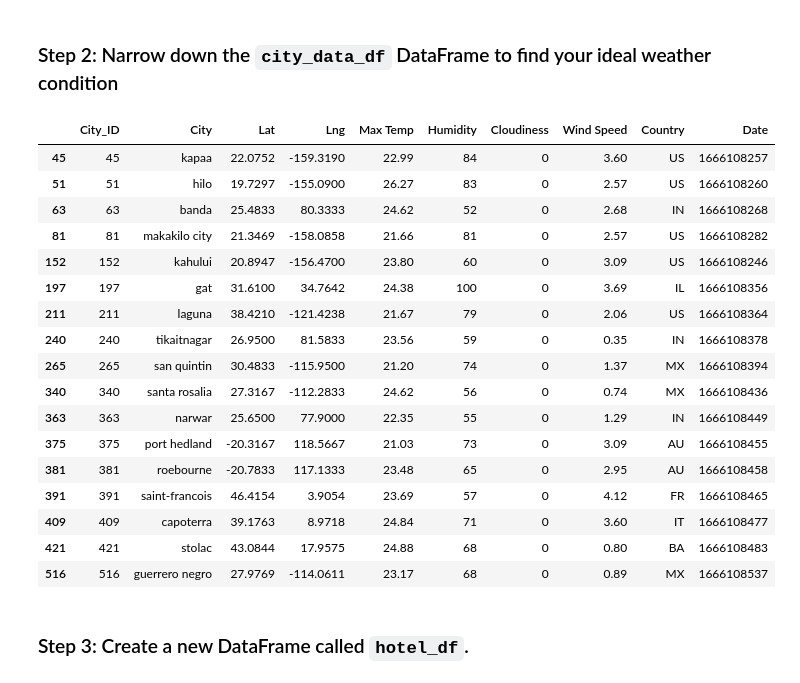
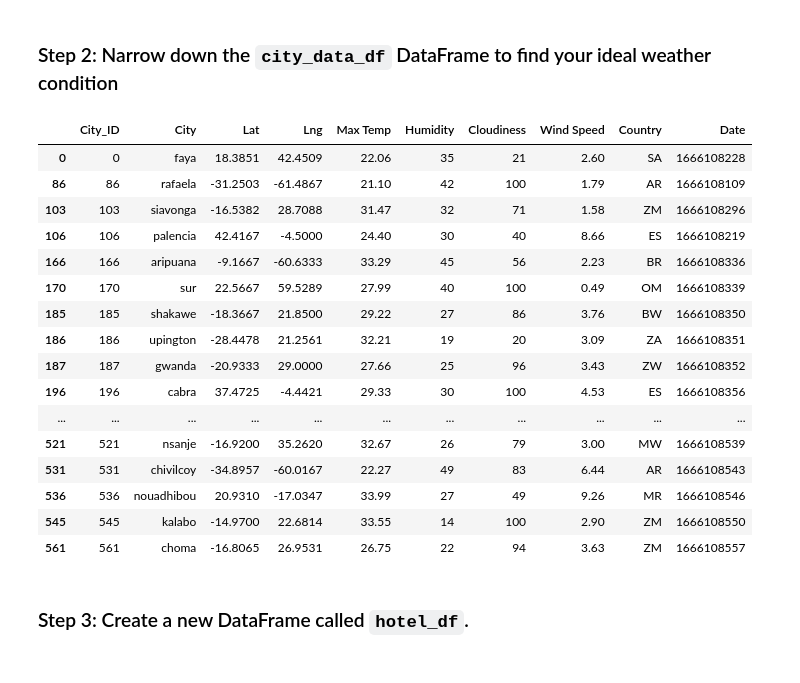
Before and after one commit to Jturnco/python-api-challenge, a Jupyter notebook: VacationPy.ipynb, the cells around one changed output. Drawn from its saved outputs; the diff is of its cells as text; code cells hidden in the pictures.

```diff
--- a/VacationPy.ipynb
+++ b/VacationPy.ipynb
@@ -16,6 +14,6 @@ ModuleNotFoundError: No module named 'api_keys'
 # %%
 # Load the CSV file created in Part 1 into a Pandas DataFrame
-city_data_df = pd.read_csv("output_data/cities.csv")
+city_data_df = pd.read_csv("cities.csv")
 
 # Display sample data
 city_data_df.head()
@@ -37,32 +40,35 @@ city_data_df.head()
 ### Step 2: Narrow down the `city_data_df` DataFrame to find your ideal weather condition
 # %%
 # Narrow down cities that fit criteria and drop any results with null values
-# YOUR CODE HERE
+city_data_df = city_data_df.loc[city_data_df['Max Temp']>21]
+city_data_df = city_data_df.loc[city_data_df['Max Temp']<35]
+city_data_df = city_data_df.loc[city_data_df['Humidity']<50]
+city_data_df = city_data_df.loc[city_data_df['Cloudiness']>2]
+
 
 # Drop any rows with null values
-# YOUR CODE HERE
+city_data_df.dropna()
 
 # Display sample data
-# YOUR CODE HERE
+city_data_df
 # %% [output]
 |  | City_ID | City | Lat | Lng | Max Temp | Humidity | Cloudiness | Wind Speed | Country | Date |
-| 45 | 45 | kapaa | 22.0752 | -159.3190 | 22.99 | 84 | 0 | 3.60 | US | 1666108257 |
-| 51 | 51 | hilo | 19.7297 | -155.0900 | 26.27 | 83 | 0 | 2.57 | US | 1666108260 |
-| 63 | 63 | banda | 25.4833 | 80.3333 | 24.62 | 52 | 0 | 2.68 | IN | 1666108268 |
-| 81 | 81 | makakilo city | 21.3469 | -158.0858 | 21.66 | 81 | 0 | 2.57 | US | 1666108282 |
-| 152 | 152 | kahului | 20.8947 | -156.4700 | 23.80 | 60 | 0 | 3.09 | US | 1666108246 |
-| 197 | 197 | gat | 31.6100 | 34.7642 | 24.38 | 100 | 0 | 3.69 | IL | 1666108356 |
-| 211 | 211 | laguna | 38.4210 | -121.4238 | 21.67 | 79 | 0 | 2.06 | US | 1666108364 |
-| 240 | 240 | tikaitnagar | 26.9500 | 81.5833 | 23.56 | 59 | 0 | 0.35 | IN | 1666108378 |
-| 265 | 265 | san quintin | 30.4833 | -115.9500 | 21.20 | 74 | 0 | 1.37 | MX | 1666108394 |
-| 340 | 340 | santa rosalia | 27.3167 | -112.2833 | 24.62 | 56 | 0 | 0.74 | MX | 1666108436 |
-| 363 | 363 | narwar | 25.6500 | 77.9000 | 22.35 | 55 | 0 | 1.29 | IN | 1666108449 |
-| 375 | 375 | port hedland | -20.3167 | 118.5667 | 21.03 | 73 | 0 | 3.09 | AU | 1666108455 |
-| 381 | 381 | roebourne | -20.7833 | 117.1333 | 23.48 | 65 | 0 | 2.95 | AU | 1666108458 |
-| 391 | 391 | saint-francois | 46.4154 | 3.9054 | 23.69 | 57 | 0 | 4.12 | FR | 1666108465 |
-| 409 | 409 | capoterra | 39.1763 | 8.9718 | 24.84 | 71 | 0 | 3.60 | IT | 1666108477 |
-| 421 | 421 | stolac | 43.0844 | 17.9575 | 24.88 | 68 | 0 | 0.80 | BA | 1666108483 |
-| 516 | 516 | guerrero negro | 27.9769 | -114.0611 | 23.17 | 68 | 0 | 0.89 | MX | 1666108537 |
+| 0 | 0 | faya | 18.3851 | 42.4509 | 22.06 | 35 | 21 | 2.60 | SA | 1666108228 |
+| 86 | 86 | rafaela | -31.2503 | -61.4867 | 21.10 | 42 | 100 | 1.79 | AR | 1666108109 |
+| 103 | 103 | siavonga | -16.5382 | 28.7088 | 31.47 | 32 | 71 | 1.58 | ZM | 1666108296 |
+| 106 | 106 | palencia | 42.4167 | -4.5000 | 24.40 | 30 | 40 | 8.66 | ES | 1666108219 |
+| 166 | 166 | aripuana | -9.1667 | -60.6333 | 33.29 | 45 | 56 | 2.23 | BR | 1666108336 |
+| 170 | 170 | sur | 22.5667 | 59.5289 | 27.99 | 40 | 100 | 0.49 | OM | 1666108339 |
+| 185 | 185 | shakawe | -18.3667 | 21.8500 | 29.22 | 27 | 86 | 3.76 | BW | 1666108350 |
+| 186 | 186 | upington | -28.4478 | 21.2561 | 32.21 | 19 | 20 | 3.09 | ZA | 1666108351 |
+| 187 | 187 | gwanda | -20.9333 | 29.0000 | 27.66 | 25 | 96 | 3.43 | ZW | 1666108352 |
+| 196 | 196 | cabra | 37.4725 | -4.4421 | 29.33 | 30 | 100 | 4.53 | ES | 1666108356 |
+| ... | ... | ... | ... | ... | ... | ... | ... | ... | ... | ... |
+| 521 | 521 | nsanje | -16.9200 | 35.2620 | 32.67 | 26 | 79 | 3.00 | MW | 1666108539 |
+| 531 | 531 | chivilcoy | -34.8957 | -60.0167 | 22.27 | 49 | 83 | 6.44 | AR | 1666108543 |
+| 536 | 536 | nouadhibou | 20.9310 | -17.0347 | 33.99 | 27 | 49 | 9.26 | MR | 1666108546 |
+| 545 | 545 | kalabo | -14.9700 | 22.6814 | 33.55 | 14 | 100 | 2.90 | ZM | 1666108550 |
+| 561 | 561 | choma | -16.8065 | 26.9531 | 26.75 | 22 | 94 | 3.63 | ZM | 1666108557 |
 # %% [markdown]
 ### Step 3: Create a new DataFrame called `hotel_df`.
 # %%
```
Also changed, not shown: parts of 8 cells of this notebook, 7 other files.
